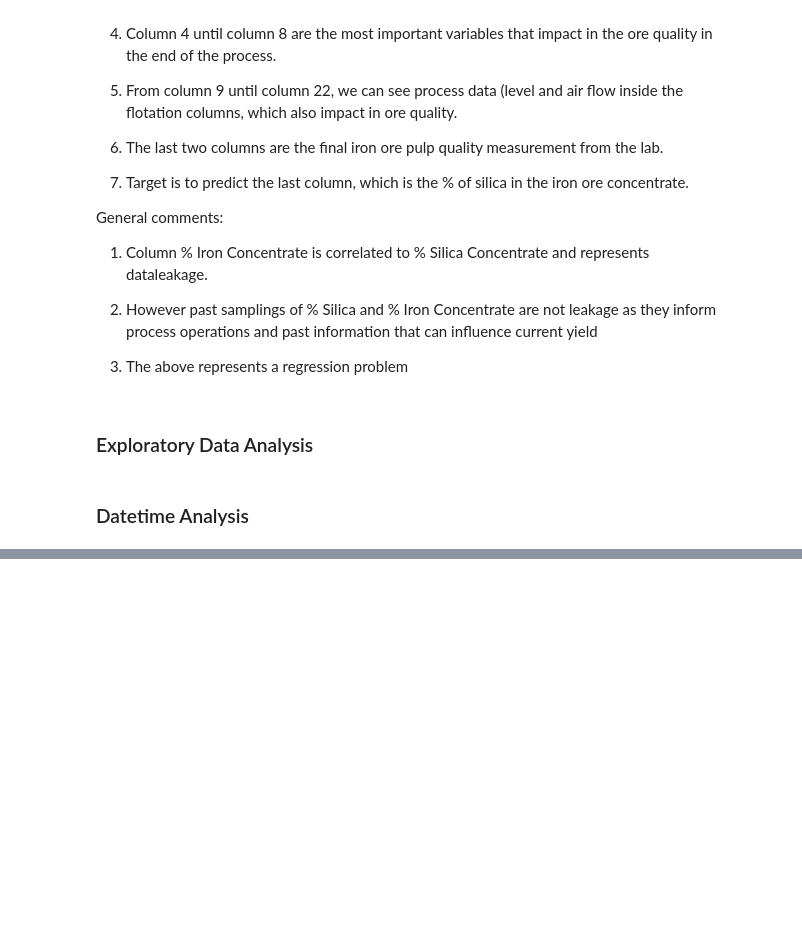
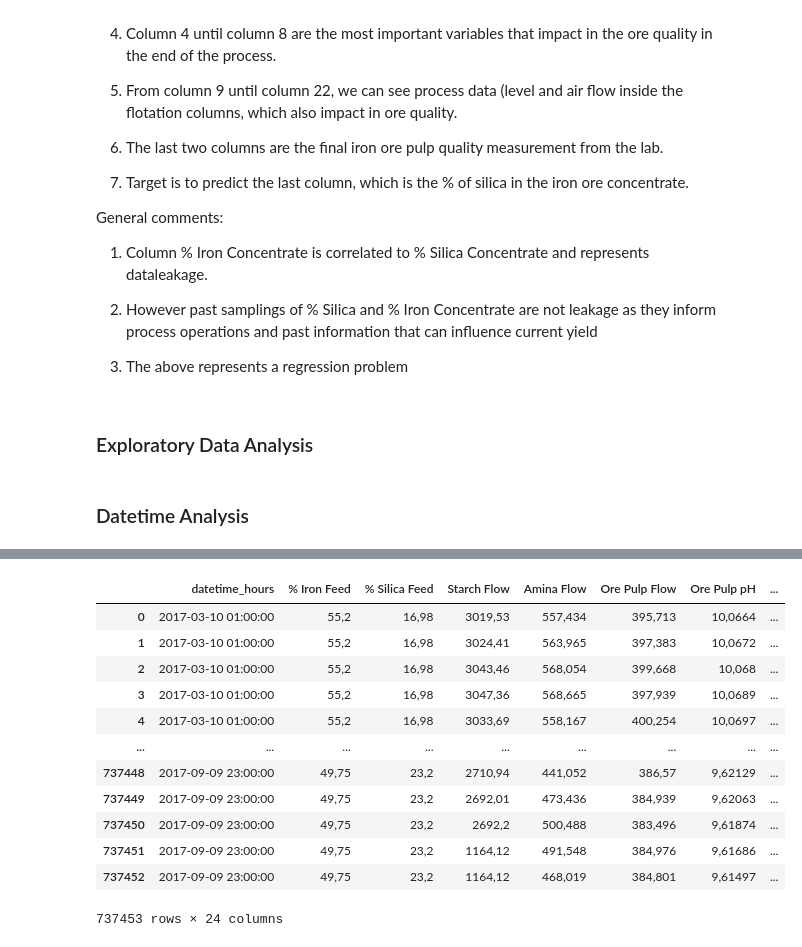
Before and after one commit to jesseparvess/geohack, a Jupyter notebook: notebooks/exploratory_data_analysis/[1.0]-[jp]-[exploratory_data_analysis]-[final].ipynb, the cells around one changed output, grey strips where cells are left out. Drawn from its saved outputs; the diff is of its cells as text; code cells hidden in the pictures; blank space fills up the shorter version.

```diff
--- a/notebooks/exploratory_data_analysis/[1.0]-[jp]-[exploratory_data_analysis]-[final].ipynb
+++ b/notebooks/exploratory_data_analysis/[1.0]-[jp]-[exploratory_data_analysis]-[final].ipynb
@@ -89,0 +125,10 @@ df = pd.read_csv('../../data/raw/miningprocess_flotation_plant_database.csv.zip'
+# %%
+# create a date time index from the first to the last hour included in the date column
+
+date_range = pd.date_range(start=df.iloc[0,0], end='2017-09-09 23:59:40', freq='20S')
+
+# remove first couple observations consistent with the counts exploration above
+
+date_range = date_range[6:]
+
+date_range[-5:]
@@ -89,0 +214,16 @@ df = pd.read_csv('../../data/raw/miningprocess_flotation_plant_database.csv.zip'
+# %%
+df
+# %% [output]
+|  | datetime_hours | % Iron Feed | % Silica Feed | Starch Flow | Amina Flow | Ore Pulp Flow | Ore Pulp pH | ... |
+| 0 | 2017-03-10 01:00:00 | 55,2 | 16,98 | 3019,53 | 557,434 | 395,713 | 10,0664 | ... |
+| 1 | 2017-03-10 01:00:00 | 55,2 | 16,98 | 3024,41 | 563,965 | 397,383 | 10,0672 | ... |
+| 2 | 2017-03-10 01:00:00 | 55,2 | 16,98 | 3043,46 | 568,054 | 399,668 | 10,068 | ... |
+| 3 | 2017-03-10 01:00:00 | 55,2 | 16,98 | 3047,36 | 568,665 | 397,939 | 10,0689 | ... |
+| 4 | 2017-03-10 01:00:00 | 55,2 | 16,98 | 3033,69 | 558,167 | 400,254 | 10,0697 | ... |
+| ... | ... | ... | ... | ... | ... | ... | ... | ... |
+| 737448 | 2017-09-09 23:00:00 | 49,75 | 23,2 | 2710,94 | 441,052 | 386,57 | 9,62129 | ... |
+| 737449 | 2017-09-09 23:00:00 | 49,75 | 23,2 | 2692,01 | 473,436 | 384,939 | 9,62063 | ... |
+| 737450 | 2017-09-09 23:00:00 | 49,75 | 23,2 | 2692,2 | 500,488 | 383,496 | 9,61874 | ... |
+| 737451 | 2017-09-09 23:00:00 | 49,75 | 23,2 | 1164,12 | 491,548 | 384,976 | 9,61686 | ... |
+| 737452 | 2017-09-09 23:00:00 | 49,75 | 23,2 | 1164,12 | 468,019 | 384,801 | 9,61497 | ... |
+737453 rows × 24 columns
```
Also changed, not shown: parts of 10 cells of this notebook.
